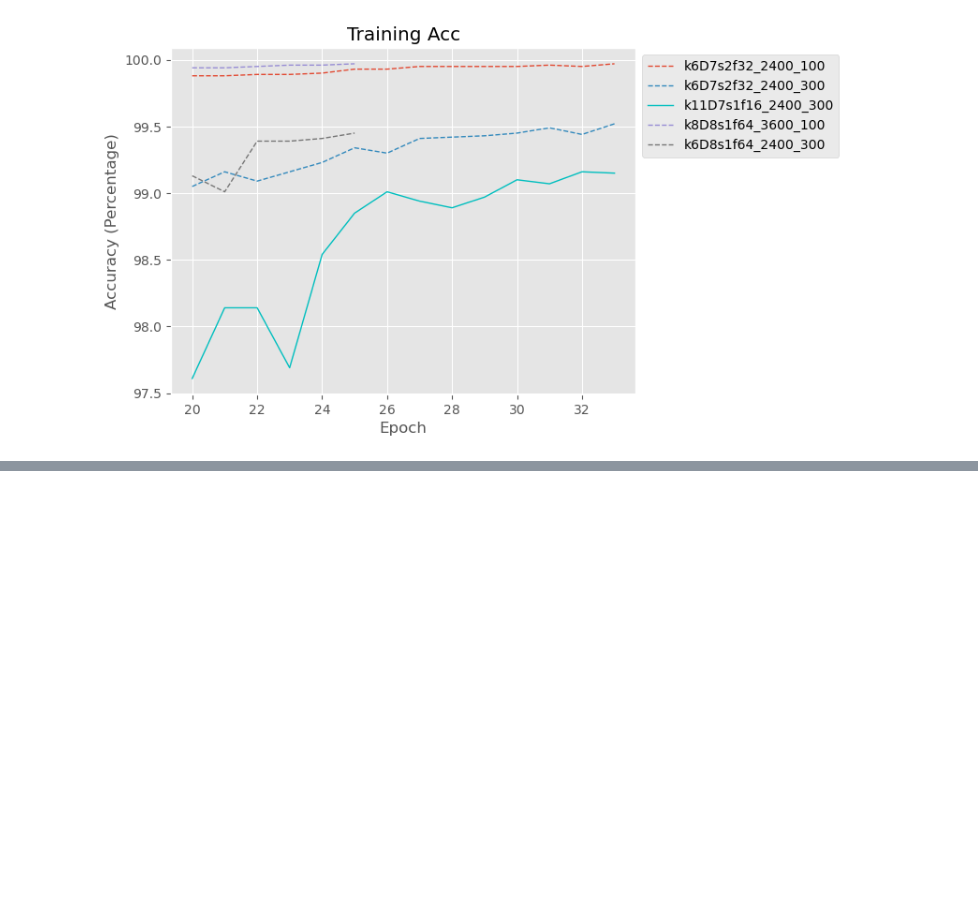
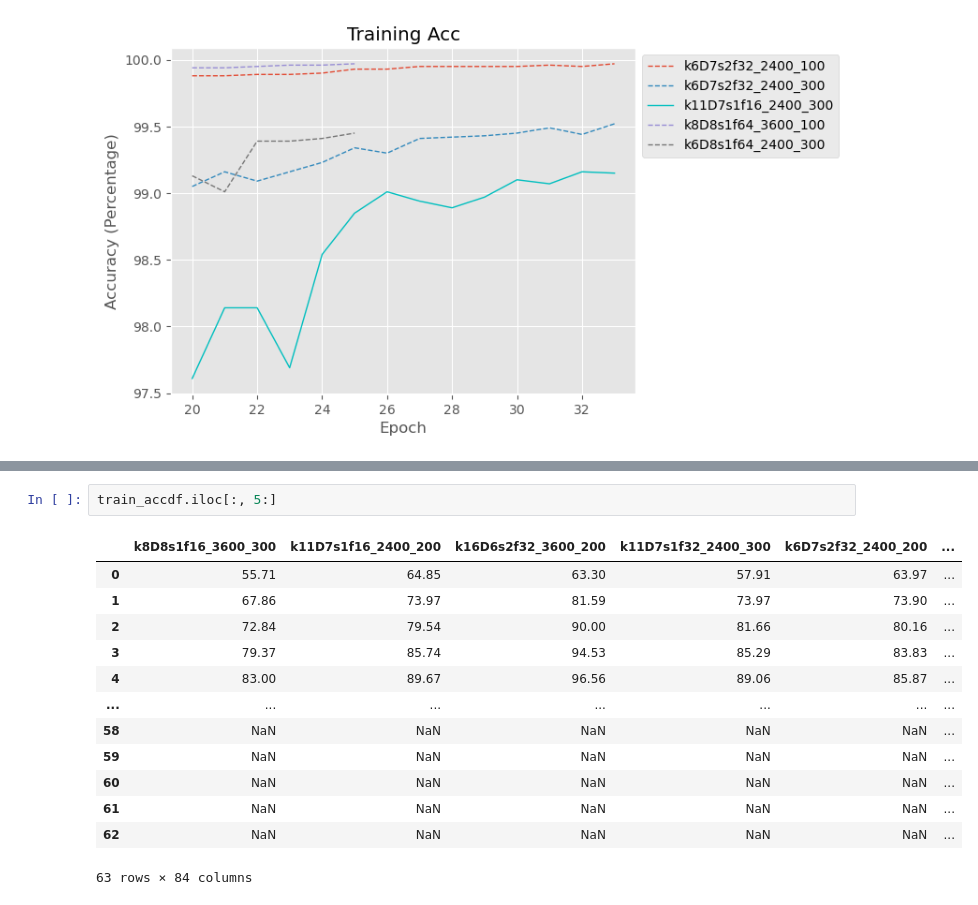
Before and after one commit to MBSMGW/CWRU_TCN, a Jupyter notebook: Plots.ipynb, the cells around one changed output, grey strips where cells are left out. Saved outputs shown, nothing was run; the diff lists cells and outputs as text; blank space fills up the shorter version.

```diff
--- a/Plots.ipynb
+++ b/Plots.ipynb
@@ -256,0 +501,16 @@ dtype: object
+# %%
+train_accdf.iloc[:, 5:]
+# %% [output]
+|  | k8D8s1f16_3600_300 | k11D7s1f16_2400_200 | k16D6s2f32_3600_200 | k11D7s1f32_2400_300 | k6D7s2f32_2400_200 | ... |
+| 0 | 55.71 | 64.85 | 63.30 | 57.91 | 63.97 | ... |
+| 1 | 67.86 | 73.97 | 81.59 | 73.97 | 73.90 | ... |
+| 2 | 72.84 | 79.54 | 90.00 | 81.66 | 80.16 | ... |
+| 3 | 79.37 | 85.74 | 94.53 | 85.29 | 83.83 | ... |
+| 4 | 83.00 | 89.67 | 96.56 | 89.06 | 85.87 | ... |
+| ... | ... | ... | ... | ... | ... | ... |
+| 58 | NaN | NaN | NaN | NaN | NaN | ... |
+| 59 | NaN | NaN | NaN | NaN | NaN | ... |
+| 60 | NaN | NaN | NaN | NaN | NaN | ... |
+| 61 | NaN | NaN | NaN | NaN | NaN | ... |
+| 62 | NaN | NaN | NaN | NaN | NaN | ... |
+63 rows × 84 columns
```
Also changed, not shown: parts of 8 cells of this notebook, 1 other file.
